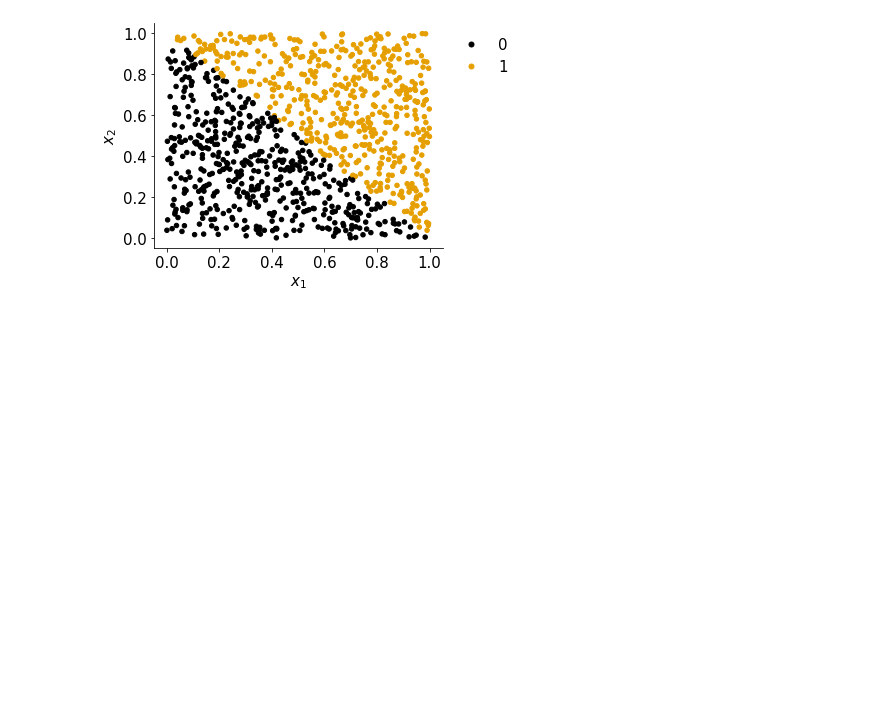
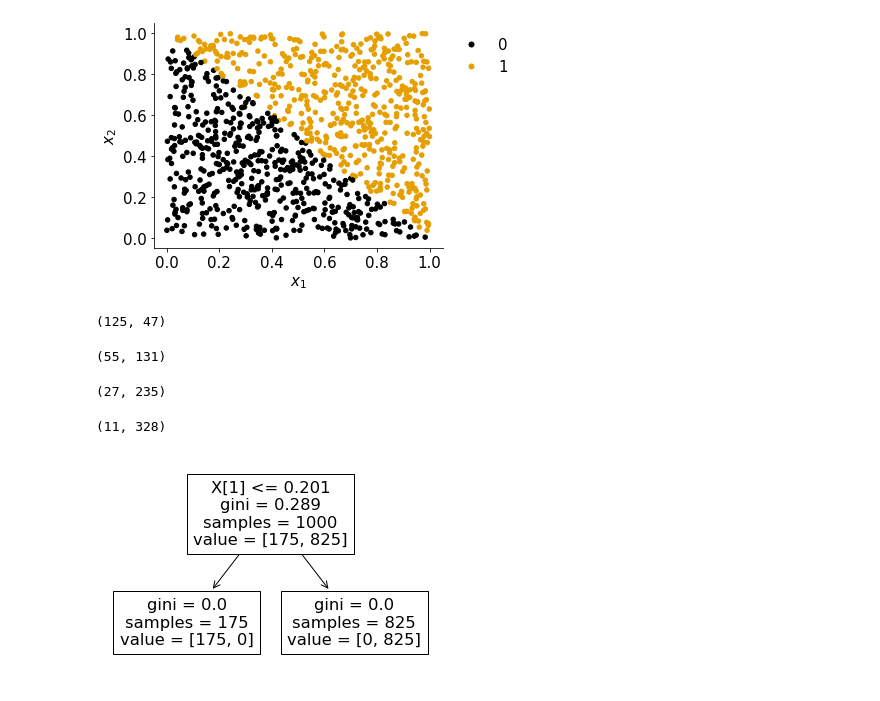
Before and after one commit to TurnerEntenmann/CS760_HW2, a Jupyter notebook: main.ipynb, the cells around one changed output. Cells and saved outputs as stored; diff of their text form; code cells hidden in the pictures; blank space fills up the shorter version.

```diff
--- a/main.ipynb
+++ b/main.ipynb
@@ -396,0 +401,25 @@ D32_df = D8192_df[:32]
+# %%
+Q3(D2048_df)
+# %% [output]
+(125, 47)
+# %%
+Q3(D512_df)
+# %% [output]
+(55, 131)
+# %%
+Q3(D128_df)
+# %% [output]
+(27, 235)
+# %%
+Q3(D32_df)
+# %% [output]
+(11, 328)
+# %%
+sk_dtree = DecisionTreeClassifier()
+
+sk_dtree.fit(D1_df[["x_1", "x_2"]], D1_df["y"])
+
+sklearn.tree.plot_tree(sk_dtree)
+plt.show()
+# %% [output]
+[figure, added]
```
Also changed, not shown: parts of 3 cells of this notebook, 2 other files.
